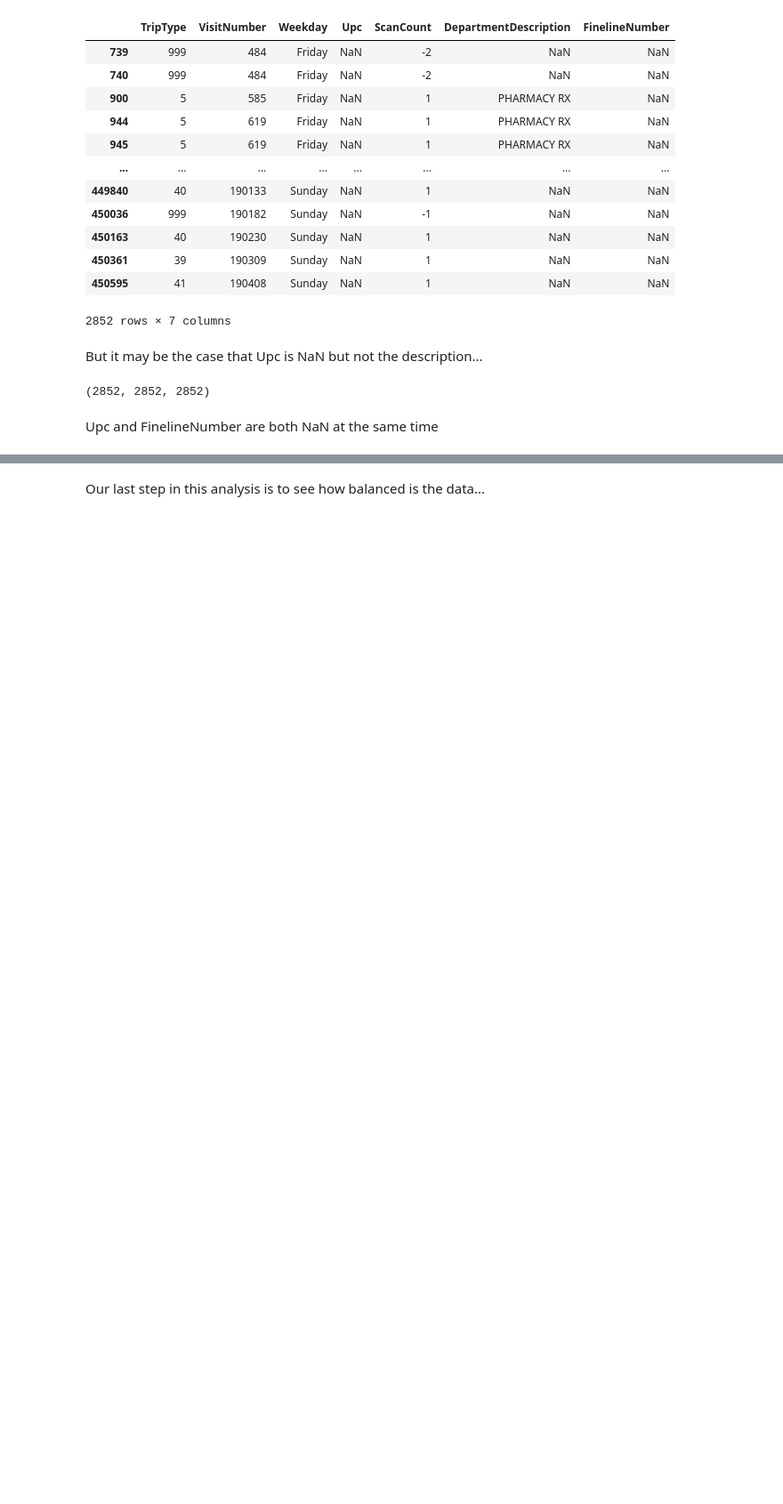
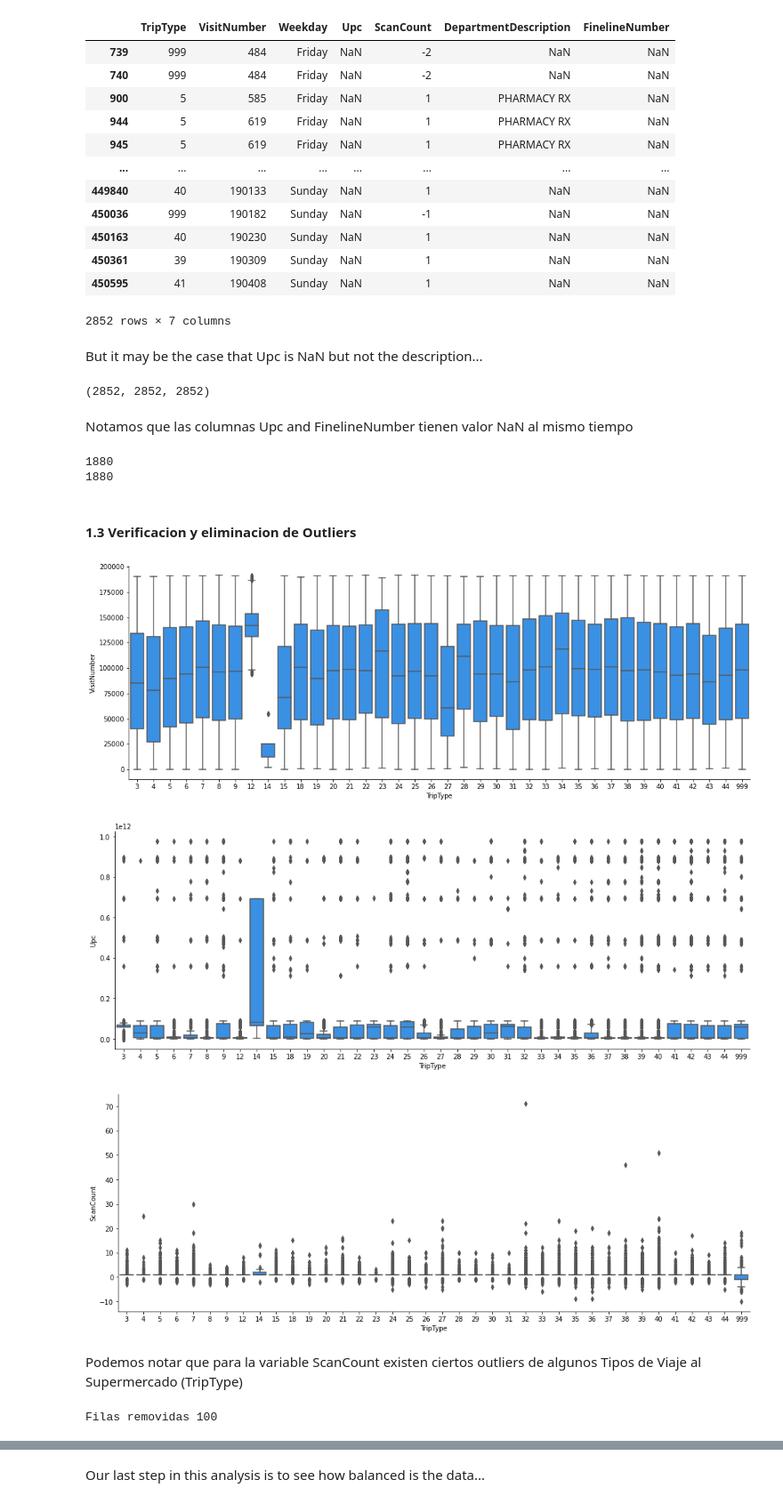
Before and after one commit to Verobornancini/AprendizajeSupervisado, a Jupyter notebook: practico/src/baseline.ipynb, the cells around one changed output, grey strips where cells are left out. Shown: that part at 89% size. Cells and saved outputs as stored; diff of their text form; code cells hidden in the pictures; blank space fills up the shorter version.

```diff
--- a/practico/src/baseline.ipynb
+++ b/practico/src/baseline.ipynb
@@ -122,5 +256,33 @@ But it may be the case that Upc is NaN but not the description...
  (original_df.FinelineNumber.isna() & original_df.Upc.isna()).sum())
 # %% [output]
 (2852, 2852, 2852)
-# %% [markdown]
-Upc and FinelineNumber are both NaN at the same time
+# %% [markdown]
+Notamos que las columnas Upc and FinelineNumber tienen valor NaN al mismo tiempo
+# %%
+df_notna = original_df[pd.notnull(original_df['DepartmentDescription'])]
+print(df_notna.FinelineNumber.isnull().sum())
+print(df_notna.Upc.isnull().sum())
+# %% [output]
+1880
+1880
+# %% [markdown]
+#### 1.3 Verificacion y eliminacion de Outliers
+# %%
+df_outl = df_notna.loc[:, ['TripType', 'VisitNumber', 'Upc', 'ScanCount']]
+
+for feature in df_outl.columns:
+
+    if feature != 'TripType':
+        plt.figure (figsize=(17,6))
+        sns.boxplot(data=df_outl, color='dodgerblue', x='TripType', y=feature)
+        #plt.title('Boxplot para ', feature)
+        plt.ylabel(feature)
+        plt.xlabel('TripType')
+        sns.despine()
+        plt.show()
+# %% [output]
+[figure, added]
+[figure, added]
+[figure, added]
+# %% [markdown]
+Podemos notar que para la variable ScanCount existen ciertos outliers de algunos Tipos de Viaje al Supermercado (TripType)
@@ -126,0 +297,5 @@ Upc and FinelineNumber are both NaN at the same time
+# %%
+df_clean = clean_outliers(df_notna, "ScanCount")
+print("Filas removidas", len(df_notna) - len(df_clean))
+# %% [output]
+Filas removidas 100
```
Also changed, not shown: parts of 86 cells of this notebook.
